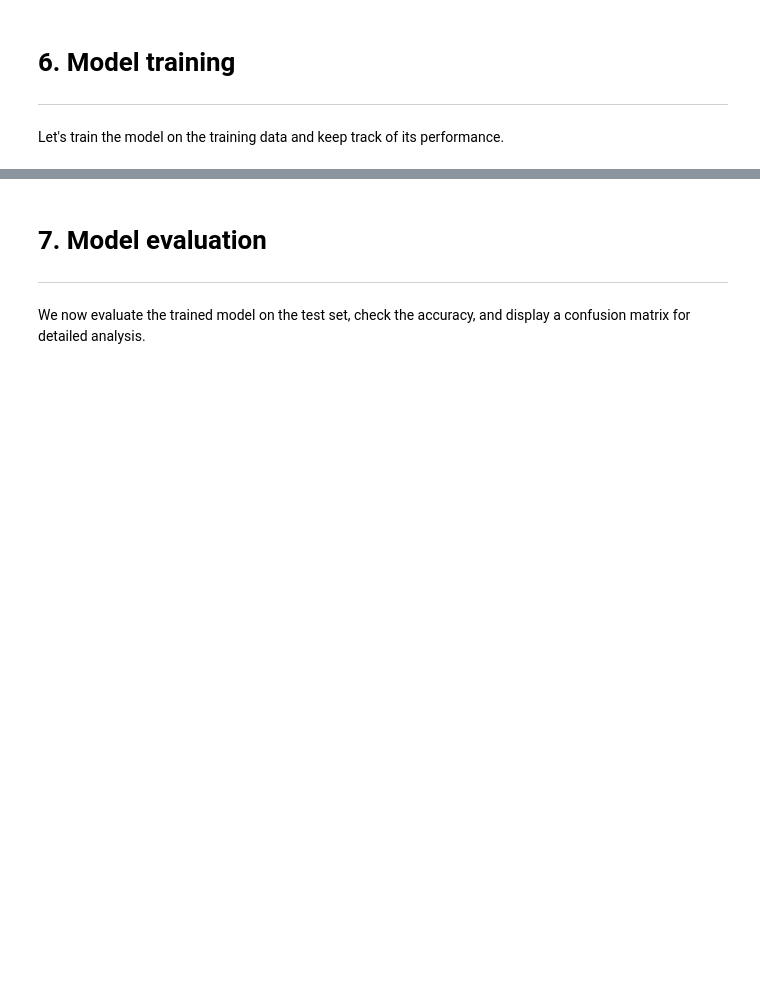
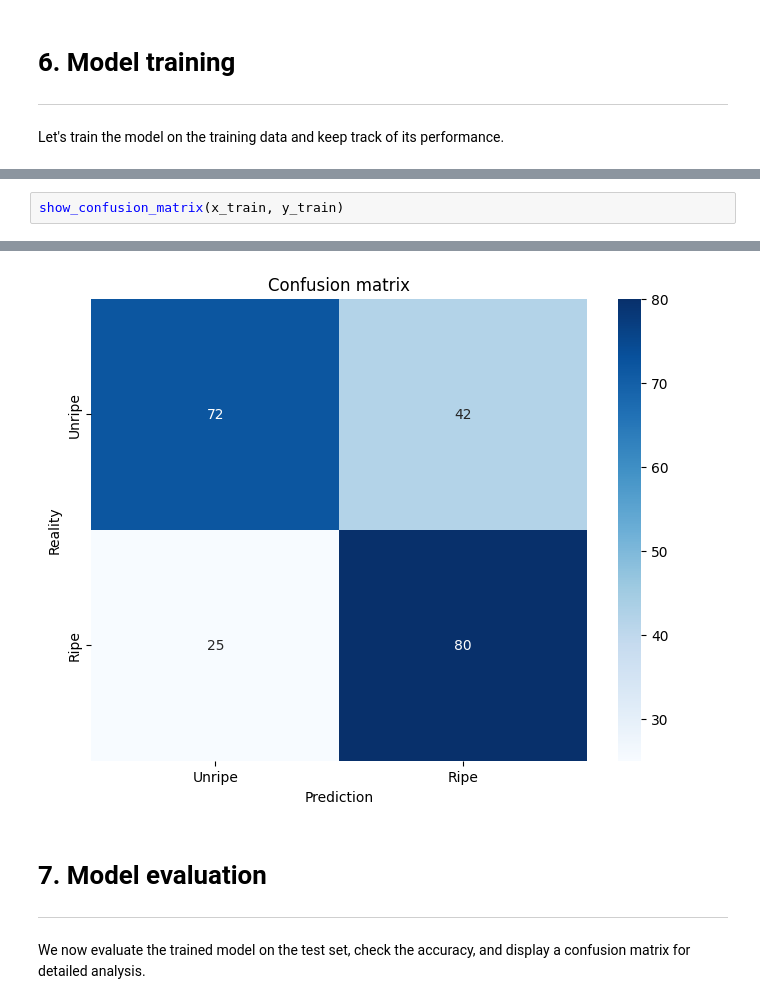
Before and after one commit to Dalvii/durian-maturity-classification, a Jupyter notebook: data_augmentation_train_only.ipynb, the cells around one changed output, grey strips where cells are left out. Saved outputs shown, nothing was run; the diff lists cells and outputs as text; blank space fills up the shorter version.

```diff
--- a/data_augmentation_train_only.ipynb
+++ b/data_augmentation_train_only.ipynb
@@ -379,0 +394,3 @@ x_train.shape, y_train.shape, x_test.shape, y_test.shape
+# %%
+show_confusion_matrix(x_train, y_train)
+# %% [output]
@@ -380,3 +398,4 @@ x_train.shape, y_train.shape, x_test.shape, y_test.shape
+[figure, added]
 # %% [markdown]
 # **7. Model evaluation**
 ---
```
Also changed, not shown: parts of 44 cells of this notebook, 2 other files.
